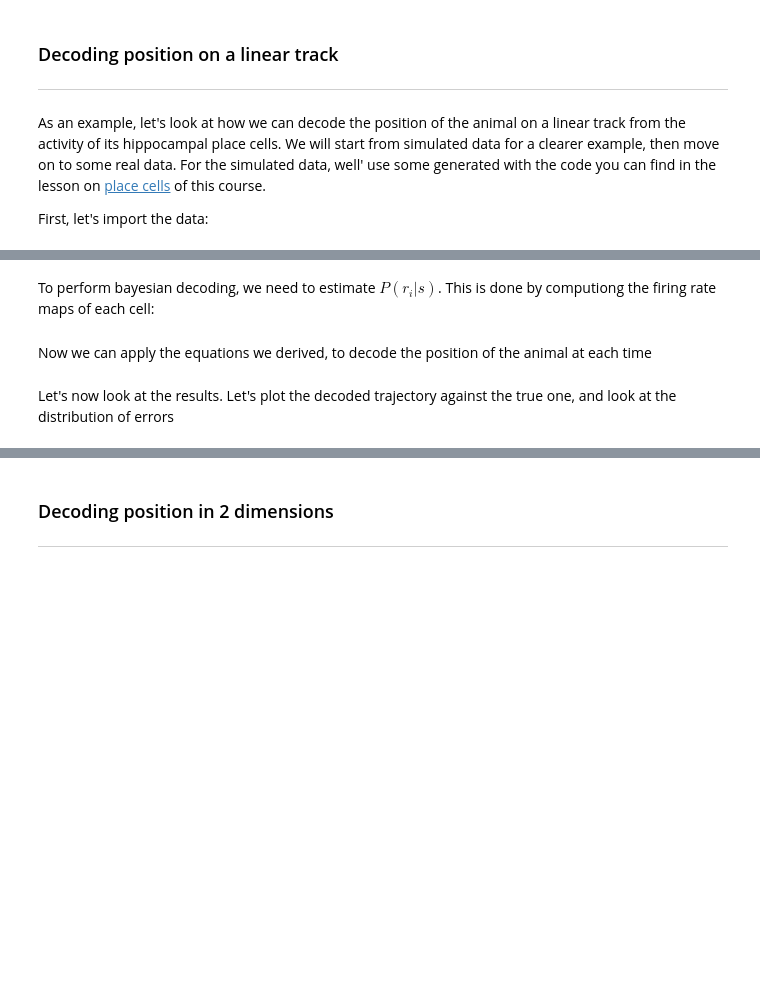
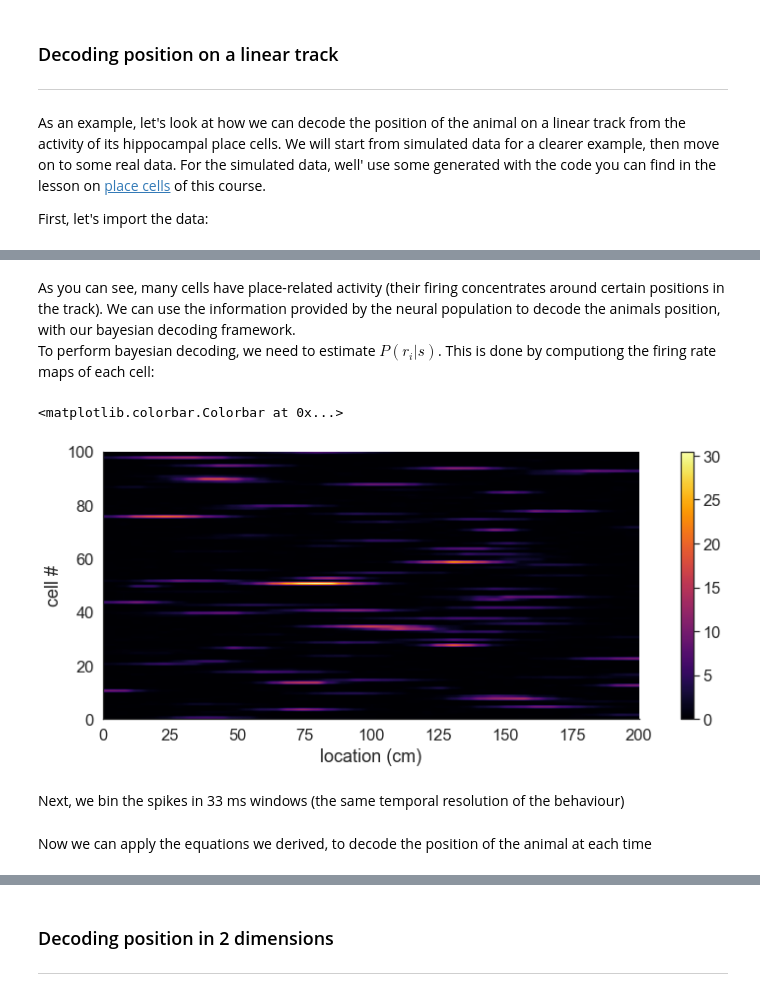
Before and after one commit to xamweil/population-methods, a Jupyter notebook: 02-bayes-decoding/bayes-decoding.ipynb, the cells around one changed output, grey strips where cells are left out. Drawn from its saved outputs; the diff is of its cells as text; code cells hidden in the pictures; blank space fills up the shorter version.

```diff
--- a/02-bayes-decoding/bayes-decoding.ipynb
+++ b/02-bayes-decoding/bayes-decoding.ipynb
@@ -51,0 +50,22 @@ First, let's import the data:
+# %%
+import pickle
+import numpy as np
+import ipywidgets as widgets
+from ipywidgets import interact
+import matplotlib.pyplot as plt
+from tqdm import tqdm
+import seaborn as sns
+
+sns.set_theme(context='notebook',style='white',font_scale=1.5,
+              rc = {'axes.spines.top':False,'axes.spines.right':False,
+                     'image.cmap':plt.cm.jet})
+# %%
+#code: data import
+data_file = 'data/linear_track_data.pickle'
+with open(data_file, 'rb') as handle:
+    data = pickle.load(handle)
+
+x,t,spikes = data['x'],data['t'],data['spikes']
+track_length = data['track_length']
+fps = data['fps']
+n_cells = len(spikes)
@@ -52,2 +89,3 @@ First, let's import the data:
 # %% [markdown]
+As you can see, many cells have place-related activity (their firing concentrates around certain positions in the track). We can use the information provided by the neural population to decode the animals position, with our bayesian decoding framework.
 To perform bayesian decoding, we need to estimate $P(r_{i}|s)$. This is done by computiong the firing rate maps of each cell:
@@ -55,0 +92,25 @@ To perform bayesian decoding, we need to estimate $P(r_{i}|s)$. This is done by
+# %%
+# we compute the poistion at which each spike was emitted
+spike_positions = [np.interp(s, t, x) for s in spikes]
+space_bins = np.arange(0., track_length, 5.) # binnin in bins of 5 cms
+
+# we compute histograms for each cell
+spikes_hist= [np.histogram(s, space_bins)[0] for s in spike_positions]
+spikes_hist = np.asarray(spikes_hist)#np.vstack(spikes_hist).astype(np.float64)
+
+# we also need an "occupancy histogram" in order to normalize the firing rates maps
+occupancy = np.histogram(x, space_bins)[0] /  fps
+
+firing_rate_maps = spikes_hist / occupancy
+# %%
+# let's look at the ratemaps
+plt.figure(figsize=(15,5))
+plt.imshow(firing_rate_maps, cmap='inferno', extent = [0, 200, 0, n_cells])
+plt.xlabel('location (cm)')
+plt.ylabel('cell #')
+plt.colorbar()
+# %% [output]
+<matplotlib.colorbar.Colorbar at 0x...>
+[figure, added]
+# %% [markdown]
+Next, we bin the spikes in 33 ms windows (the same temporal resolution of the behaviour)
@@ -78,2 +149,0 @@ end
-# %% [markdown]
-Let's now look at the results. Let's plot the decoded trajectory against the true one, and look at the distribution of errors
```
Also changed, not shown: parts of 16 cells of this notebook, 1 other file.
